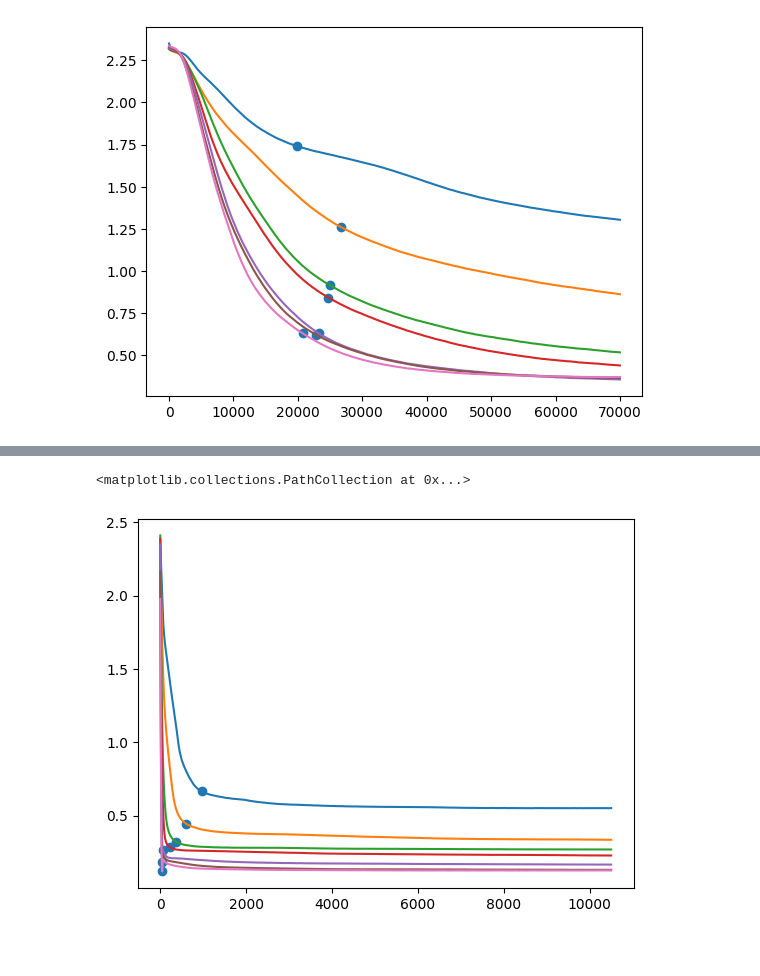
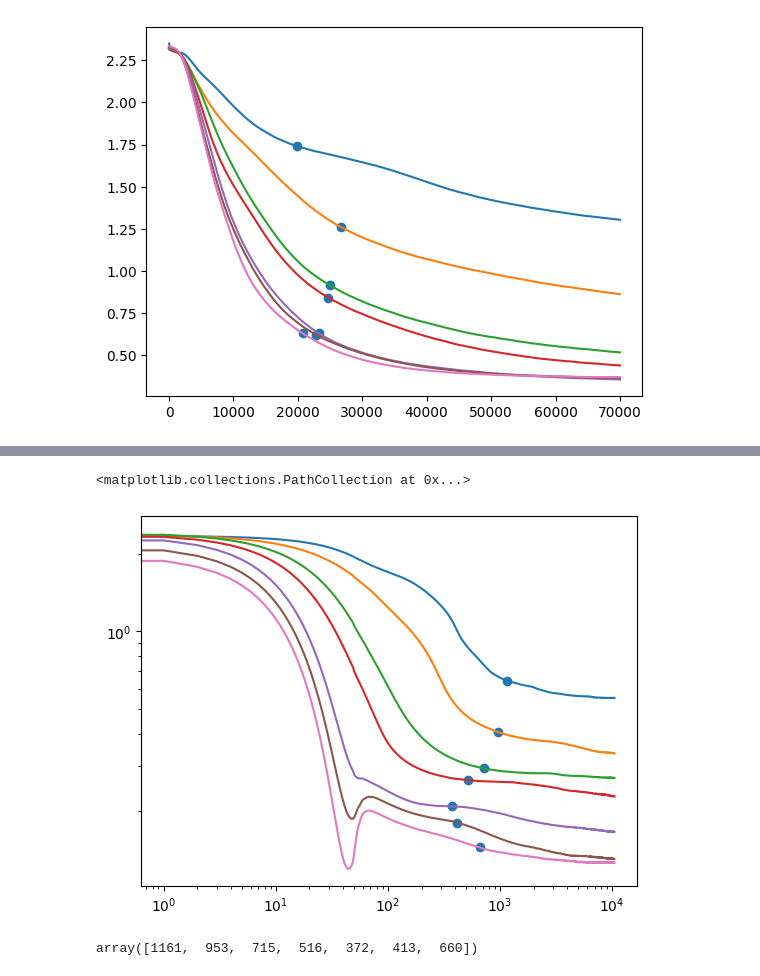
Before and after one commit to ASkalli/nonlinear_oscillator_network, a Jupyter notebook: MNIST/results/convergence_analysis.ipynb, the cells around one changed output, grey strips where cells are left out. Saved outputs shown, nothing was run; the diff lists cells and outputs as text; code cells hidden in the pictures; blank space fills up the shorter version.

```diff
--- a/MNIST/results/convergence_analysis.ipynb
+++ b/MNIST/results/convergence_analysis.ipynb
@@ -181,34 +196,3 @@ plt.scatter(knee_idx_PEPG,test_loss_smooth[np.arange(len(N_neurons_vec)),knee_id
 print(knee_idx_PEPG)
 # %% [output]
 [2898 2970 2720 2540 2141 1745 1891]
-# %%
-#memory cost computation
-def peak_mem_increment(func, *args, interval=0.05, **kwargs):
-    # Track process memory over time while func runs; return (peak - baseline) MiB
-    baseline = memory_usage(max_iterations=1)[0]
-    mem_series = memory_usage((func, args, kwargs), interval=interval)
-    return max(mem_series) - baseline
-
-mem_cost_pepg = []
-N_dim_vec=[]
-for k,n in enumerate(N_neurons_vec):
-    X = []
-    N_dim = int(avg_results_PEPG[k]['n_params'])
-    N_dim_vec.append(N_dim)
-    pop_size = int((0.01*N_dim))
-    pop_size = pop_size + 1 if pop_size % 2 else pop_size
-
-    coordinates = np.random.randn(pop_size,N_dim)
-    init_pos = np.random.randn(N_dim,1)
-    rewards = np.random.randn(pop_size,1)
-
-    PEPG_optimizer = PEPG_opt(N_dim, pop_size = pop_size, learning_rate=0.01, starting_mu=init_pos ,starting_sigma=1e-1)
-    mem_load2 = peak_mem_increment(PEPG_optimizer.ask, interval=0.05)
-
-    mem_load1 = peak_mem_increment(PEPG_optimizer.tell, rewards, interval=0.05)
-
-    mem_cost_pepg.append(mem_load1 + mem_load2)
-
-    del PEPG_optimizer
-
-mem_cost_pepg = np.array(mem_cost_pepg) * 1048576/1e6
@@ -323,13 +293,13 @@ fig, axs = plt.subplots(1, 2, figsize=(10, 4))  # 1 row, 2 columns
 
 for k, n_neurons in enumerate(N_neurons_vec):
     # Train loss
-    axs[0].plot(results_SPSA[k]['train_loss'], label=f"{n_neurons}")
+    axs[0].plot(avg_results_SPSA[k]['train_loss'], label=f"{n_neurons}")
     axs[0].set_title("Train Loss")
     axs[0].set_xlabel("Epoch")
     axs[0].set_ylabel("Loss")
 
     # Test loss
-    axs[1].plot(results_SPSA[k]['test_loss'], label=f"{n_neurons}")
+    axs[1].plot(avg_results_SPSA[k]['test_loss'], label=f"{n_neurons}")
     axs[1].set_title("Test Loss")
     axs[1].set_xlabel("Epoch")
     axs[1].set_ylabel("Loss")
@@ -400,37 +364,42 @@ for i in range(len(N_neurons_vec)):          # loop over neuron settings
 
 N_neurons_vec = [5, 10, 20 ,30, 50, 75, 100]
 
 
 test_loss_mat = np.zeros((len(N_neurons_vec),len(avg_results_BP[0]['test_loss'])))
 train_loss_mat = np.zeros((len(N_neurons_vec),len(avg_results_BP[0]['train_loss'])))
 
 for k,D in enumerate(avg_results_BP):
 
     test_loss_mat[k,:] = D['test_loss']
     train_loss_mat[k,:] = D['train_loss']
 
 
 
-idx_start = 0
+idx_start = 100
 test_loss_smooth = scipy.signal.savgol_filter(test_loss_mat,window_length=100,polyorder=3,axis=-1)
 knee_idx_BP = []
 for k in range(len(N_neurons_vec)):
     kneedle = KneeLocator(
         np.arange(idx_start,np.shape(test_loss_smooth)[-1]), test_loss_smooth[k,idx_start:len(avg_results_BP[0]['test_loss'])+1],
         S=1.0,                     # sensitivity (larger -> fewer knees)
         curve="convex",            # try "concave" if your curve bends the other way
         direction="decreasing",    # loss goes down with epochs
         online=False
     )
 
     knee_idx_BP.append(int(kneedle.knee + idx_start))
 
 knee_idx_BP = np.array(knee_idx_BP)
-plt.plot(test_loss_smooth.T)
-plt.scatter(knee_idx_BP,test_loss_smooth[np.arange(len(N_neurons_vec)),knee_idx_BP])
+loss_BP_conv = test_loss_smooth[np.arange(len(N_neurons_vec)),knee_idx_BP]
+plt.loglog(test_loss_smooth.T)
+plt.scatter(knee_idx_BP,loss_BP_conv)
 # %% [output]
 <matplotlib.collections.PathCollection at 0x...>
-[figure, old version]
+[figure, new version]
+# %%
+knee_idx_BP
+# %% [output]
+array([1161,  953,  715,  516,  372,  413,  660])
 # %%
 N_dim_vec = []
 for k in range(len(avg_results_BP)):
```
Also changed, not shown: parts of 17 cells of this notebook, 3 other files.
